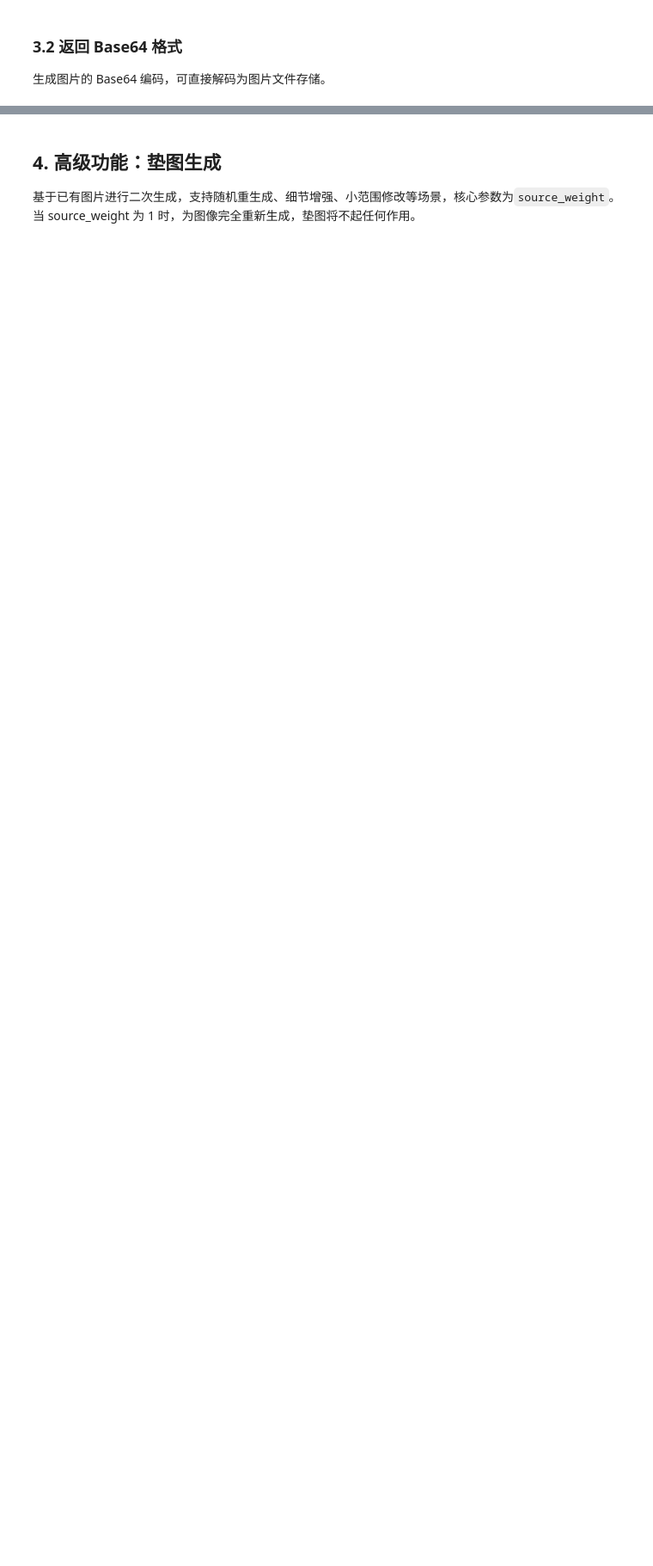
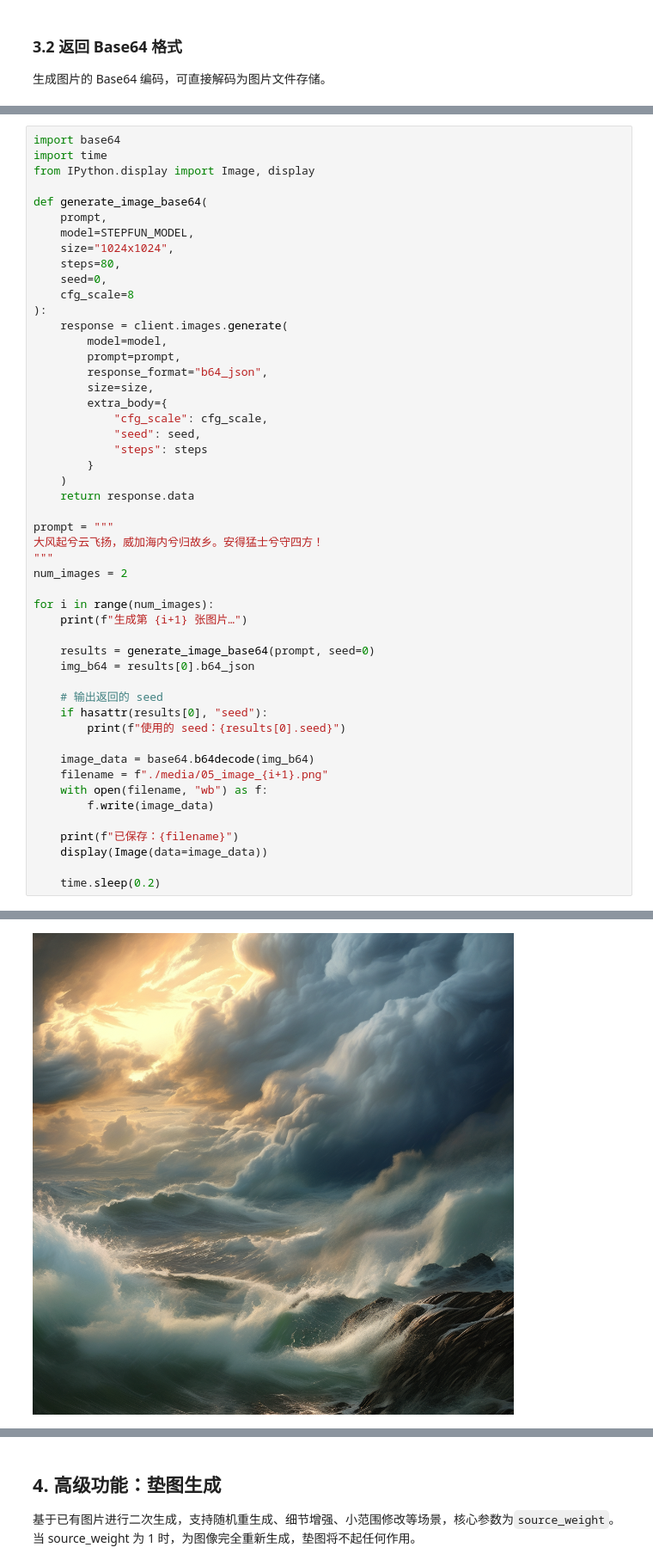
Before and after one commit to zhang-tianyi/stepFunDemo, a Jupyter notebook: Optimal_Practice/05_imagegen.ipynb, the cells around one changed output, grey strips where cells are left out. Shown at 86% size. Drawn from its saved outputs; the diff is of its cells as text; blank space fills up the shorter version.

```diff
--- a/Optimal_Practice/05_imagegen.ipynb
+++ b/Optimal_Practice/05_imagegen.ipynb
@@ -106,0 +71,51 @@ if __name__ == "__main__":
+# %%
+import base64
+import time
+from IPython.display import Image, display
+
+def generate_image_base64(
+    prompt,
+    model=STEPFUN_MODEL,
+    size="1024x1024",
+    steps=80,
+    seed=0,
+    cfg_scale=8
+):
+    response = client.images.generate(
+        model=model,
+        prompt=prompt,
+        response_format="b64_json",
+        size=size,
+        extra_body={
+            "cfg_scale": cfg_scale,
+            "seed": seed,
+            "steps": steps
+        }
+    )
+    return response.data
+
+prompt = """
+大风起兮云飞扬，威加海内兮归故乡。安得猛士兮守四方！
+"""
+num_images = 2
+
+for i in range(num_images):
+    print(f"生成第 {i+1} 张图片…")
+
+    results = generate_image_base64(prompt, seed=0)
+    img_b64 = results[0].b64_json
+
+    # 输出返回的 seed
+    if hasattr(results[0], "seed"):
+        print(f"使用的 seed：{results[0].seed}")
+
+    image_data = base64.b64decode(img_b64)
+    filename = f"./media/05_image_{i+1}.png"
+    with open(filename, "wb") as f:
+        f.write(image_data)
+
+    print(f"已保存：{filename}")
+    display(Image(data=image_data))
+
+    time.sleep(0.2)
+# %% [output]
@@ -106,0 +125 @@ if __name__ == "__main__":
+[figure, added]
```
Also changed, not shown: parts of 8 cells of this notebook, 6 other files.
